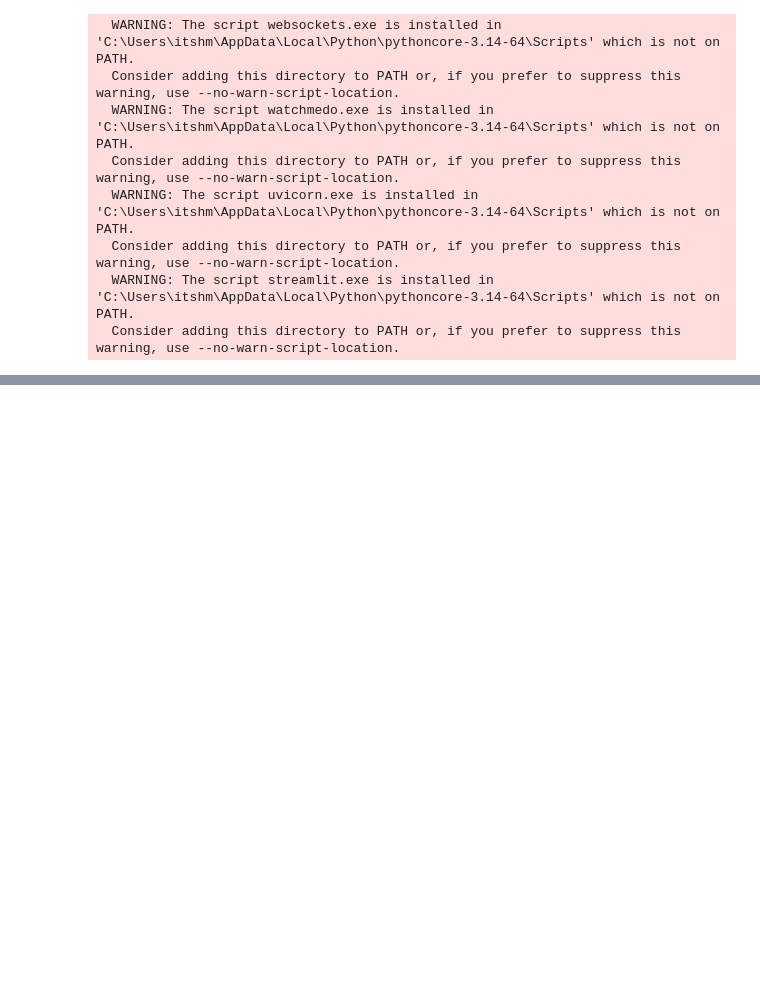
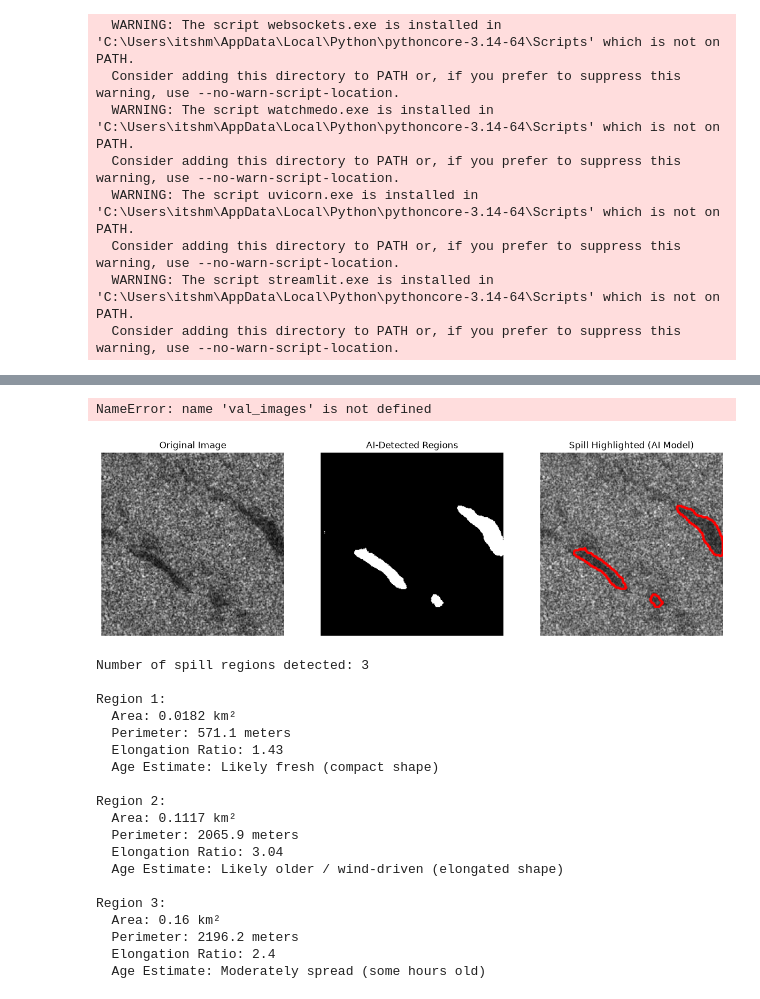
Before and after one commit to HMishra2509/project-orca, a Jupyter notebook: orca_engine1.ipynb, the cells around one changed output, grey strips where cells are left out. Saved outputs shown, nothing was run; the diff lists cells and outputs as text; code cells hidden in the pictures; blank space fills up the shorter version.

```diff
--- a/orca_engine1.ipynb
+++ b/orca_engine1.ipynb
@@ -785,0 +1130,57 @@ Successfully installed altair-6.2.2 blinker-1.9.0 branca-0.8.2 click-8.4.2 foliu
+# %%
+sample_filename = val_images[5]  # pick any index
+print("Filename to test:", sample_filename)
+
+from google.colab import files
+files.download(f'/content/sar_segmentation_data/images/images/val/{sample_filename}')
+# %% [output]
+NameError: name 'val_images' is not defined
+# %%
+img, mask, result, contours, properties = analyze_oil_spill_ai("data/palsar_102.png", trained_model)
+
+plt.figure(figsize=(15,5))
+plt.subplot(1,3,1)
+plt.imshow(img, cmap='gray')
+plt.title("Original Image")
+plt.axis('off')
+
+plt.subplot(1,3,2)
+plt.imshow(mask, cmap='gray')
+plt.title("AI-Detected Regions")
+plt.axis('off')
+
+plt.subplot(1,3,3)
+plt.imshow(cv2.cvtColor(result, cv2.COLOR_BGR2RGB))
+plt.title("Spill Highlighted (AI Model)")
+plt.axis('off')
+
+plt.show()
+
+print(f"Number of spill regions detected: {len(contours)}")
+for i, prop in enumerate(properties):
+    print(f"\nRegion {i+1}:")
+    print(f"  Area: {prop['area_sq_km']} km²")
+    print(f"  Perimeter: {prop['perimeter_m']} meters")
+    print(f"  Elongation Ratio: {prop['elongation_ratio']}")
+    print(f"  Age Estimate: {prop['age_estimate']}")
+# %% [output]
+[figure, added]
+Number of spill regions detected: 3
+
+Region 1:
+  Area: 0.0182 km²
+  Perimeter: 571.1 meters
+  Elongation Ratio: 1.43
+  Age Estimate: Likely fresh (compact shape)
+
+Region 2:
+  Area: 0.1117 km²
+  Perimeter: 2065.9 meters
+  Elongation Ratio: 3.04
+  Age Estimate: Likely older / wind-driven (elongated shape)
+
+Region 3:
+  Area: 0.16 km²
+  Perimeter: 2196.2 meters
+  Elongation Ratio: 2.4
+  Age Estimate: Moderately spread (some hours old)
```
Also changed, not shown: parts of 19 cells of this notebook, 8 other files.
